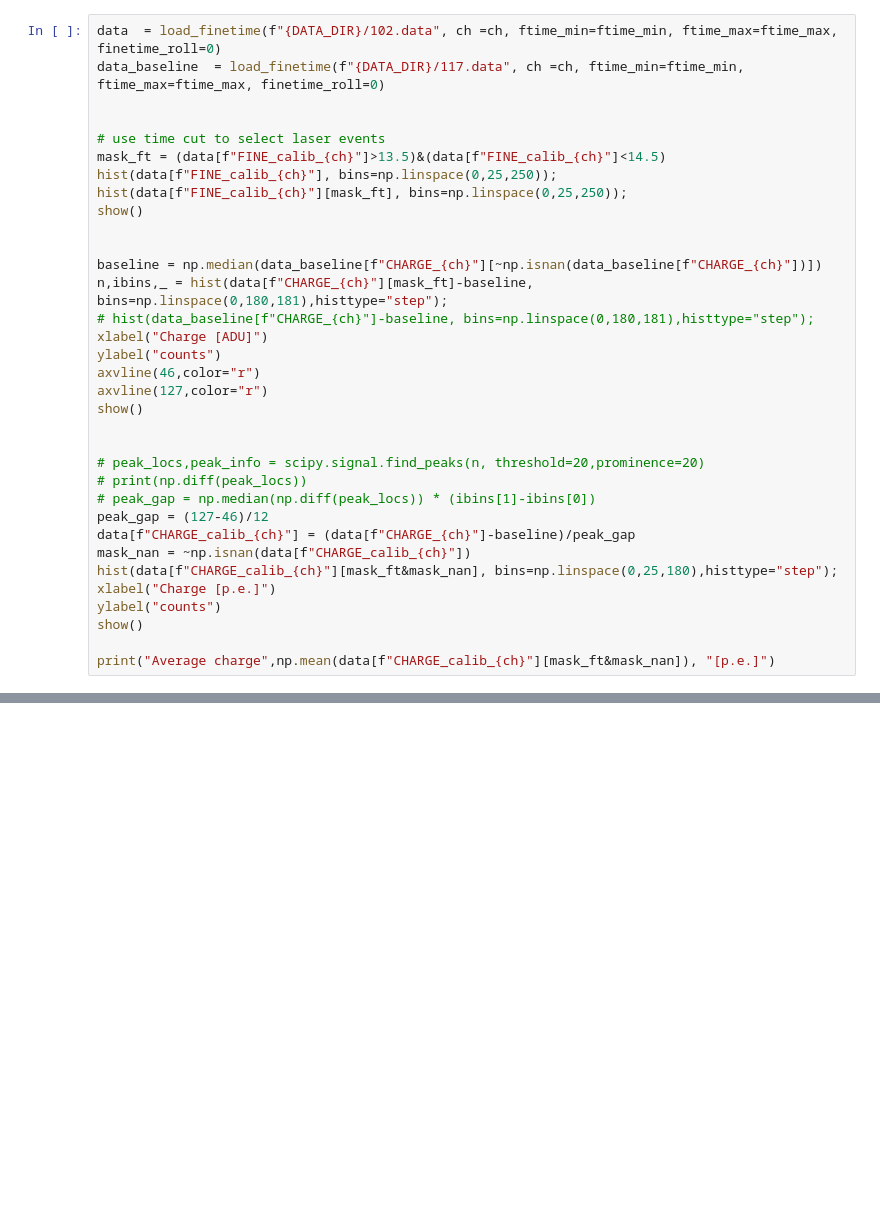
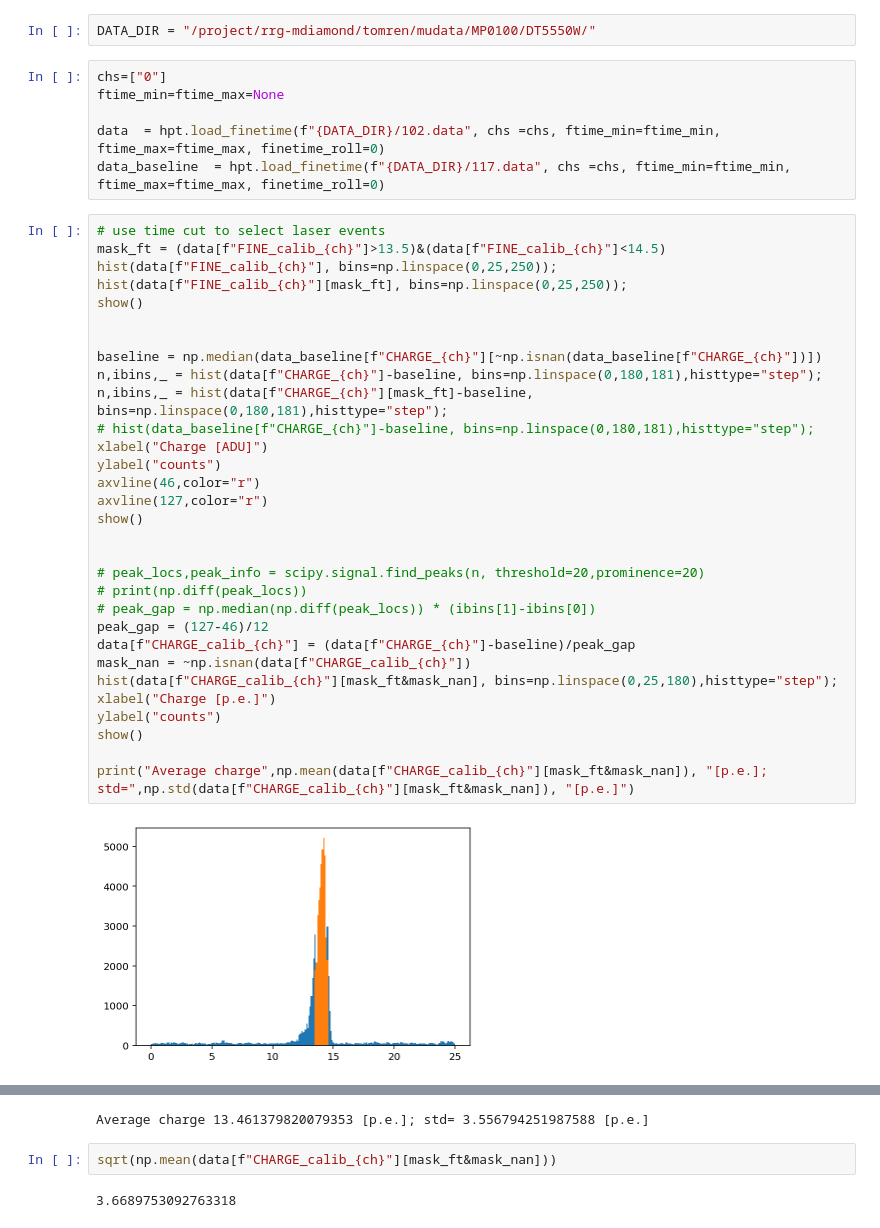
Before and after one commit to EdmondRen/Mu-Hardware, a Jupyter notebook: FineTime_ana/Calibration.ipynb, the cells around one changed output, grey strips where cells are left out. Saved outputs shown, nothing was run; the diff lists cells and outputs as text; blank space fills up the shorter version.

```diff
--- a/FineTime_ana/Calibration.ipynb
+++ b/FineTime_ana/Calibration.ipynb
@@ -11,34 +15,41 @@ RooFit v3.60 -- Developed by Wouter Verkerke and David Kirkby
-# %%
-data  = load_finetime(f"{DATA_DIR}/102.data", ch =ch, ftime_min=ftime_min, ftime_max=ftime_max, finetime_roll=0)
-data_baseline  = load_finetime(f"{DATA_DIR}/117.data", ch =ch, ftime_min=ftime_min, ftime_max=ftime_max, finetime_roll=0)
-
-
-# use time cut to select laser events
-mask_ft = (data[f"FINE_calib_{ch}"]>13.5)&(data[f"FINE_calib_{ch}"]<14.5)
-hist(data[f"FINE_calib_{ch}"], bins=np.linspace(0,25,250));
-hist(data[f"FINE_calib_{ch}"][mask_ft], bins=np.linspace(0,25,250));
-show()
-
-
-baseline = np.median(data_baseline[f"CHARGE_{ch}"][~np.isnan(data_baseline[f"CHARGE_{ch}"])])
-n,ibins,_ = hist(data[f"CHARGE_{ch}"][mask_ft]-baseline, bins=np.linspace(0,180,181),histtype="step");
-# hist(data_baseline[f"CHARGE_{ch}"]-baseline, bins=np.linspace(0,180,181),histtype="step");
-xlabel("Charge [ADU]")
-ylabel("counts")
-axvline(46,color="r")
-axvline(127,color="r")
-show()
-
-
-# peak_locs,peak_info = scipy.signal.find_peaks(n, threshold=20,prominence=20)
-# print(np.diff(peak_locs))
-# peak_gap = np.median(np.diff(peak_locs)) * (ibins[1]-ibins[0])
-peak_gap = (127-46)/12
-data[f"CHARGE_calib_{ch}"] = (data[f"CHARGE_{ch}"]-baseline)/peak_gap
-mask_nan = ~np.isnan(data[f"CHARGE_calib_{ch}"])
-hist(data[f"CHARGE_calib_{ch}"][mask_ft&mask_nan], bins=np.linspace(0,25,180),histtype="step");
-xlabel("Charge [p.e.]")
-ylabel("counts")
-show()
-
-print("Average charge",np.mean(data[f"CHARGE_calib_{ch}"][mask_ft&mask_nan]), "[p.e.]")
+# %%
+DATA_DIR = "/project/rrg-mdiamond/tomren/mudata/MP0100/DT5550W/"
+# %%
+chs=["0"]
+ftime_min=ftime_max=None
+
+data  = hpt.load_finetime(f"{DATA_DIR}/102.data", chs =chs, ftime_min=ftime_min, ftime_max=ftime_max, finetime_roll=0)
+data_baseline  = hpt.load_finetime(f"{DATA_DIR}/117.data", chs =chs, ftime_min=ftime_min, ftime_max=ftime_max, finetime_roll=0)
+# %%
+# use time cut to select laser events
+mask_ft = (data[f"FINE_calib_{ch}"]>13.5)&(data[f"FINE_calib_{ch}"]<14.5)
+hist(data[f"FINE_calib_{ch}"], bins=np.linspace(0,25,250));
+hist(data[f"FINE_calib_{ch}"][mask_ft], bins=np.linspace(0,25,250));
+show()
+
+
+baseline = np.median(data_baseline[f"CHARGE_{ch}"][~np.isnan(data_baseline[f"CHARGE_{ch}"])])
+n,ibins,_ = hist(data[f"CHARGE_{ch}"]-baseline, bins=np.linspace(0,180,181),histtype="step");
+n,ibins,_ = hist(data[f"CHARGE_{ch}"][mask_ft]-baseline, bins=np.linspace(0,180,181),histtype="step");
+# hist(data_baseline[f"CHARGE_{ch}"]-baseline, bins=np.linspace(0,180,181),histtype="step");
+xlabel("Charge [ADU]")
+ylabel("counts")
+axvline(46,color="r")
+axvline(127,color="r")
+show()
+
+
+# peak_locs,peak_info = scipy.signal.find_peaks(n, threshold=20,prominence=20)
+# print(np.diff(peak_locs))
+# peak_gap = np.median(np.diff(peak_locs)) * (ibins[1]-ibins[0])
+peak_gap = (127-46)/12
+data[f"CHARGE_calib_{ch}"] = (data[f"CHARGE_{ch}"]-baseline)/peak_gap
+mask_nan = ~np.isnan(data[f"CHARGE_calib_{ch}"])
+hist(data[f"CHARGE_calib_{ch}"][mask_ft&mask_nan], bins=np.linspace(0,25,180),histtype="step");
+xlabel("Charge [p.e.]")
+ylabel("counts")
+show()
+
+print("Average charge",np.mean(data[f"CHARGE_calib_{ch}"][mask_ft&mask_nan]), "[p.e.]; std=",np.std(data[f"CHARGE_calib_{ch}"][mask_ft&mask_nan]), "[p.e.]")
+# %% [output]
+[figure, added]
@@ -44,0 +58,5 @@ print("Average charge",np.mean(data[f"CHARGE_calib_{ch}"][mask_ft&mask_nan]), "[
+Average charge 13.461379820079353 [p.e.]; std= 3.556794251987588 [p.e.]
+# %%
+sqrt(np.mean(data[f"CHARGE_calib_{ch}"][mask_ft&mask_nan]))
+# %% [output]
+3.6689753092763318
```
Also changed, not shown: parts of 7 cells of this notebook, 2 other files.
